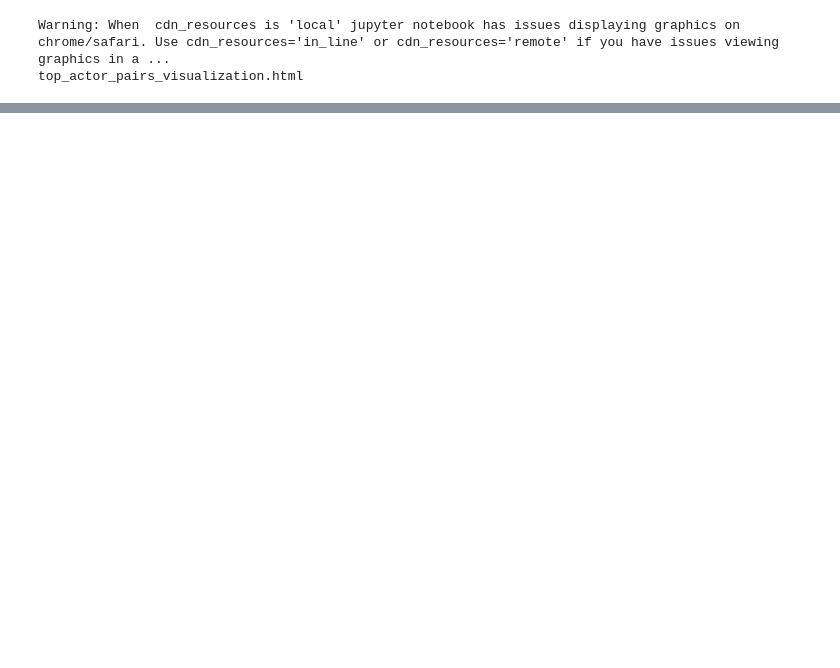
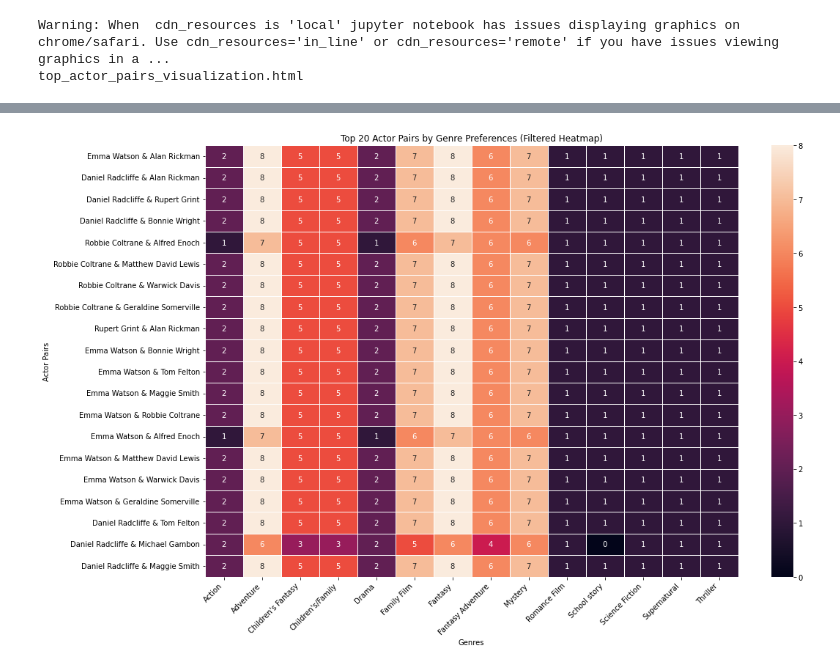
Before and after one commit to epfl-ada/ada-2024-project-theundocumentedanalysts, a Jupyter notebook: results.ipynb, the cells around one changed output, grey strips where cells are left out. Drawn from its saved outputs; the diff is of its cells as text; code cells hidden in the pictures; blank space fills up the shorter version.

```diff
--- a/results.ipynb
+++ b/results.ipynb
@@ -758,0 +838,42 @@ top_actor_pairs_visualization.html
+# %%
+def visualize_genre_preferences_heatmap_extended(actor_pair_genres, top_n_pairs=10):
+    """
+    Visualizes genre preferences for the top N actor pairs using a heatmap,
+    only including genres that are present for those actor pairs.
+
+    Parameters:
+    - actor_pair_genres (dict): A dictionary mapping actor pairs to their genre counts.
+    - top_n_pairs (int): Number of top actor pairs to visualize. Default is 10.
+    """
+    # Filter the top N pairs for visualization
+    top_pairs = list(actor_pair_genres.items())[:top_n_pairs]
+
+    # Collect only genres that are present for the selected actor pairs
+    present_genres = set()
+    for _, genre_count in top_pairs:
+        present_genres.update(genre_count.keys())
+
+    present_genres = sorted(present_genres)
+    actor_pair_labels = [f"{actor1} & {actor2}" for (actor1, actor2), _ in top_pairs]
+    heatmap_data = []
+
+    for _, genre_count in top_pairs:
+        row = [genre_count.get(genre, 0) for genre in present_genres]
+        heatmap_data.append(row)
+
+    heatmap_df = pd.DataFrame(heatmap_data, index=actor_pair_labels, columns=present_genres)
+
+    # Plot the heatmap
+    plt.figure(figsize=(16, 10))
+    sns.heatmap(heatmap_df, annot=True, linewidths=.5, fmt='g')
+    plt.xlabel('Genres')
+    plt.ylabel('Actor Pairs')
+    plt.title(f'Top {top_n_pairs} Actor Pairs by Genre Preferences (Filtered Heatmap)')
+    plt.xticks(rotation=45, ha='right')
+    plt.tight_layout()
+    plt.show()
+
+# Run the heatmap visualization
+visualize_genre_preferences_heatmap_extended(actor_pair_genres, top_n_pairs=20)
+# %% [output]
+[figure, added]
```
Also changed, not shown: parts of 13 cells of this notebook.
